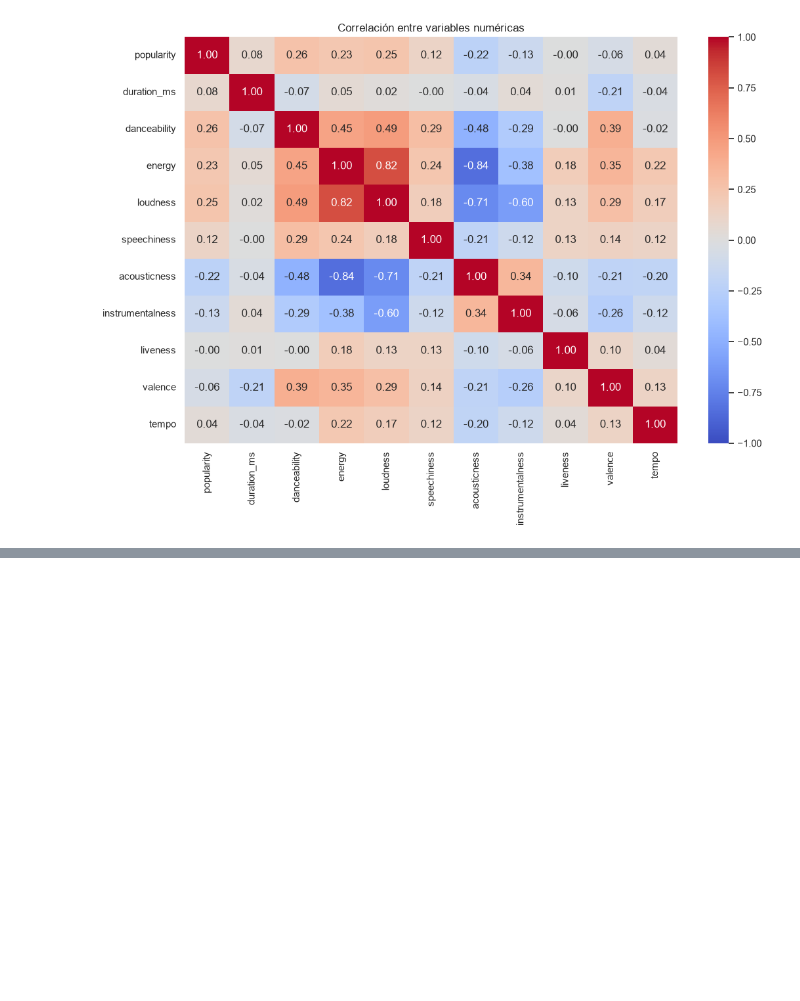
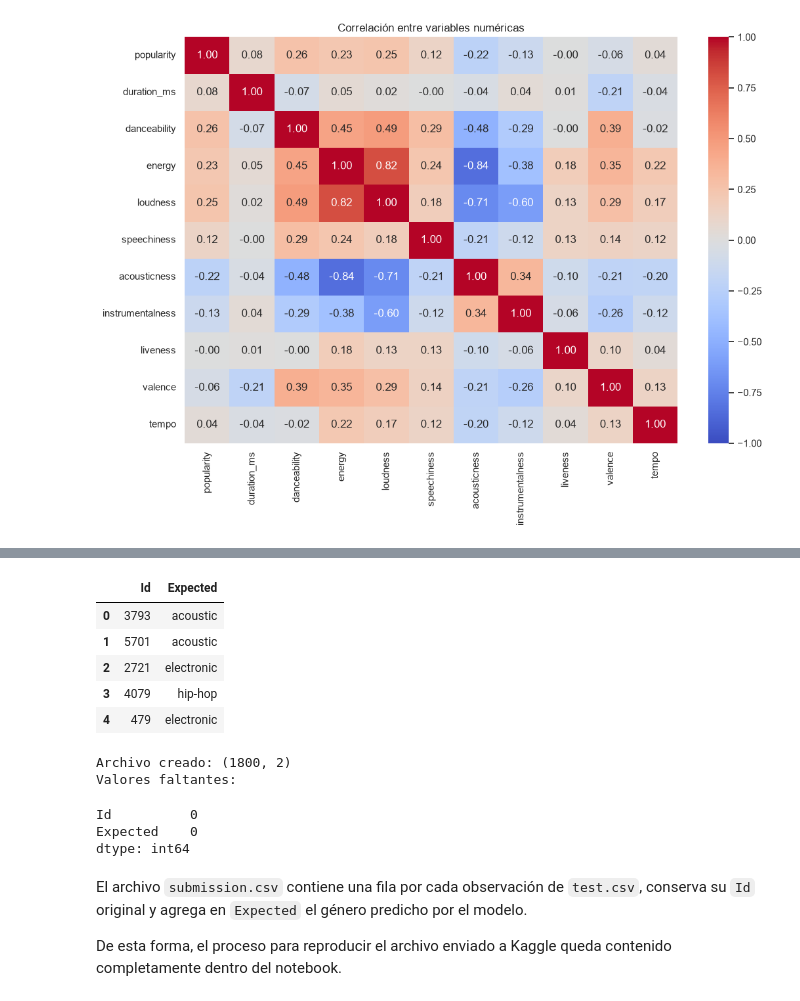
Before and after one commit to lourdesMV/TD6-TP2, a Jupyter notebook: spotify.ipynb, the cells around one changed output, grey strips where cells are left out. Drawn from its saved outputs; the diff is of its cells as text; code cells hidden in the pictures; blank space fills up the shorter version.

```diff
--- a/spotify.ipynb
+++ b/spotify.ipynb
@@ -7,8 +20,12 @@
 import pandas as pd
 
 # Cargar los datos
+
 df = pd.read_csv("train.csv")
+test = pd.read_csv("test.csv")
 
-print("Filas y columnas:", df.shape)
+print("Filas y columnas de Train:", df.shape)
+print("Filas y columnas de Test:", test.shape)
+
 display(df.head())
 # %% [output]
@@ -240,0 +605,9 @@ plt.show()
+# %%
+modelo_logistico.fit(
+    X_train,
+    y_train
+)
+
+modelo_f1 = (
+    busqueda_f1.best_estimator_
+)
@@ -240,0 +821,65 @@ plt.show()
+# %%
+from sklearn.base import clone
+
+modelo_final = clone(
+    modelo_f1
+)
+
+modelo_final.fit(
+    X,
+    y
+);
+# %%
+X_test = test.drop(
+    columns=["Id"]
+)
+
+predicciones_test = (
+    modelo_final.predict(
+        X_test
+    )
+)
+
+submission = pd.DataFrame({
+    "Id": test["Id"],
+    "Expected": predicciones_test
+})
+
+display(
+    submission.head()
+)
+# %% [output]
+|  | Id | Expected |
+| 0 | 3793 | acoustic |
+| 1 | 5701 | acoustic |
+| 2 | 2721 | electronic |
+| 3 | 4079 | hip-hop |
+| 4 | 479 | electronic |
+# %%
+submission.to_csv(
+    "submission.csv",
+    index=False
+)
+
+print(
+    "Archivo creado:",
+    submission.shape
+)
+
+print(
+    "Valores faltantes:"
+)
+
+display(
+    submission.isna().sum()
+)
+# %% [output]
+Archivo creado: (1800, 2)
+Valores faltantes:
+Id          0
+Expected    0
+dtype: int64
+# %% [markdown]
+El archivo `submission.csv` contiene una fila por cada observación de `test.csv`, conserva su `Id` original y agrega en `Expected` el género predicho por el modelo.
+
+De esta forma, el proceso para reproducir el archivo enviado a Kaggle queda contenido completamente dentro del notebook.
```
Also changed, not shown: parts of 59 cells of this notebook.
